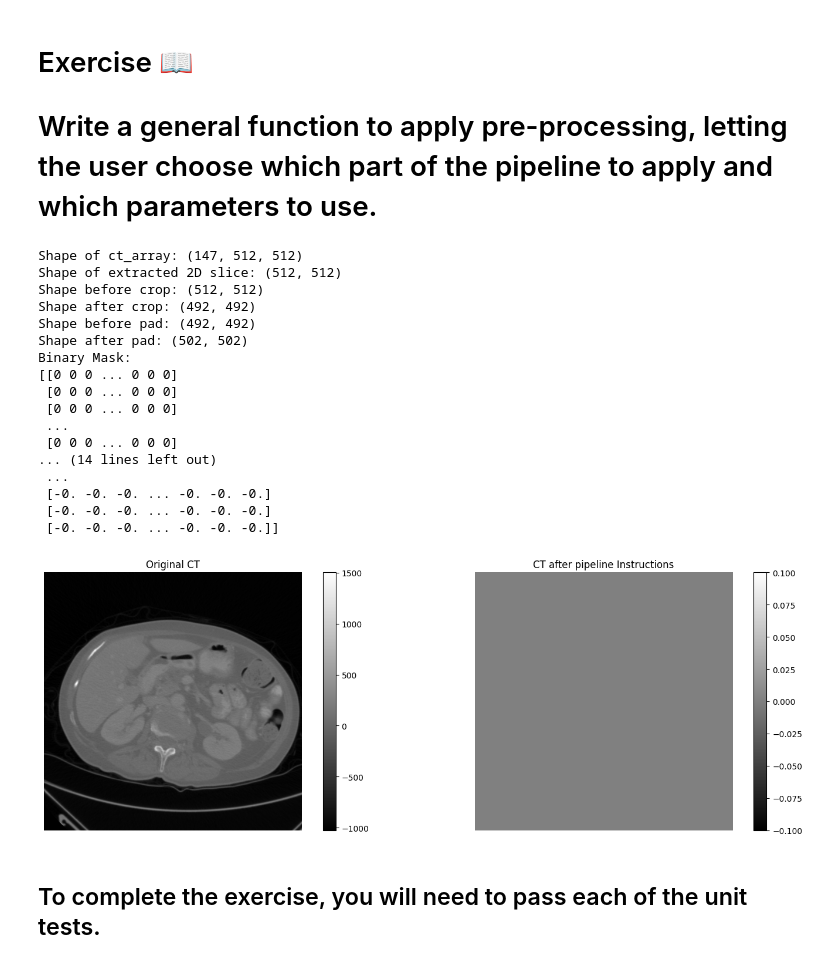
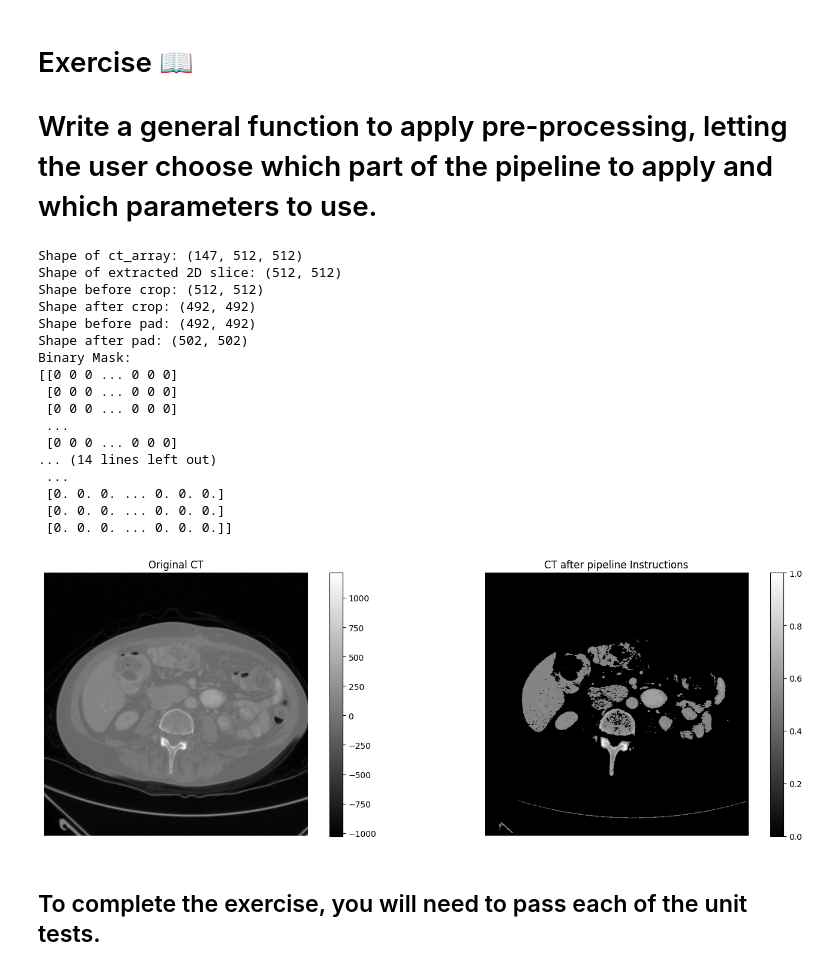
Before and after one commit to joeFPV99/MIPGN, a Jupyter notebook: PythonBasicsNotebookPt1/Processing_to_complete.ipynb, the cells around one changed output. Drawn from its saved outputs; the diff is of its cells as text; code cells hidden in the pictures.

```diff
--- a/PythonBasicsNotebookPt1/Processing_to_complete.ipynb
+++ b/PythonBasicsNotebookPt1/Processing_to_complete.ipynb
@@ -278,14 +278,15 @@ def preprocessVolume(image: sitk.Image,
    '''
    if 'maks' is not part of the dict return empty dict {} / if enable within mask is misssing then skip
 
-   If threshold is 0:
+   If threshold is -2000:
 
          [[-1000, -500, -200],
          [   -50,    0,  300],
          [  500, 1000, 1500]]
 
-         [[0, 0, 0],
-         [0, 0, 1],
+         Binary mask:
+         [[1, 1, 1],
+         [1, 1, 1],
          [1, 1, 1]]
 
 
@@ -297,27 +298,30 @@ def preprocessVolume(image: sitk.Image,
 
    '''
    if pipelineInstructions.get("mask", {}).get("enable", False):
-        threshold = pipelineInstructions["mask"].get("threshold", 0)
+      threshold = pipelineInstructions["mask"].get("threshold", 0)
 
-        # Create a binary mask where pixels greater than the threshold are True (1), others are False (0)
-        binary_mask = sitk.Greater(image, threshold)
+      # Create a binary mask where pixels greater than the threshold are True (1), others are False (0)
+      binary_mask = sitk.Greater(image, threshold)
 
-        # Convert the binary mask to a float32 image (1.0 where mask is True, 0.0 where False)
-        binary_mask_float = sitk.Cast(binary_mask, sitk.sitkFloat32)
-        binary_mask_array = sitk.GetArrayFromImage(binary_mask_float)
+      # Convert the binary mask to a float32 image (1.0 where mask is True, 0.0 where False)
+      binary_mask_float = sitk.Cast(binary_mask, sitk.sitkFloat32)
+      binary_mask_array = sitk.GetArrayFromImage(binary_mask_float)
 
-        # Get the numpy array from the image and the binary mask for easier manipulation
-        image_array = sitk.GetArrayFromImage(image)
+      # If all values in the binary mask array are 1, set the image array to all 1.0
+      if np.all(binary_mask_array == 1.0):
+         image_array = np.ones_like(binary_mask_array)
+      else:
+         image_array = sitk.GetArrayFromImage(image) * binary_mask_array
 
-        image = image_array * binary_mask_array
+      # Convert the array back to a SimpleITK image
+      image = sitk.GetImageFromArray(image_array)
 
-
-        print("Binary Mask:")
-        print(sitk.GetArrayFromImage(binary_mask))
-        print("Binary Mask (float32):")
-        print(sitk.GetArrayFromImage(binary_mask_float))
-        print("Final Image:")
-        print(sitk.GetArrayFromImage(image))
+      print("Binary Mask:")
+      print(sitk.GetArrayFromImage(binary_mask))
+      print("Binary Mask (float32):")
+      print(binary_mask_array)
+      print("Final Image:")
+      print(sitk.GetArrayFromImage(image))
 
    return image
 
@@ -329,7 +333,7 @@ def preprocessVolume(image: sitk.Image,
 print(f"Shape of ct_array: {ct_array.shape}")  # Should be (depth, height, width)
 
 # Define the slice index and ensure it's within bounds
-slice_index = 100  # Adjust according to desired depth
+slice_index = 80  # Adjust according to desired depth
 
 # Extract a 2D slice and convert it to a sitk image
 slice_2d_array = ct_array[slice_index, :, :]
@@ -351,13 +355,13 @@ pipelineInstructions = {
         "upper_bound": [5, 5, 5]   # Add 5 pixels of padding on the upper bounds
     },
     "normalize": {
-        "enable": False,
+        "enable": True,
         "lower_value": 0,
         "upper_value": 1
     },
     "mask": {
         "enable": True,
-        "threshold": -2000
+        "threshold": 0.5
     }
 }
 
@@ -367,42 +371,41 @@ preprocessed_image = preprocessVolume(image, pipelineInstructions)
 #original & preprocessed image
 original_img_np = sitk.GetArrayFromImage(image)
 preprocessed_image_np = sitk.GetArrayFromImage(preprocessed_image)
-
 
 #show the plots
 f, axarr = plt.subplots(1, 2, figsize=(15,5))
 
 img = axarr[0].imshow(original_img_np, cmap='gray',origin='lower')
 axarr[0].axis('off')
 axarr[0].set_title('Original CT')
 f.colorbar(img, ax=axarr[0])
 
 img = axarr[1].imshow(preprocessed_image_np, cmap='gray', origin='lower')
 axarr[1].axis('off')
 axarr[1].set_title('CT after pipeline Instructions')
 f.colorbar(img, ax=axarr[1])
 
 plt.tight_layout()
 plt.subplots_adjust(wspace=0, hspace=0)
 # %% [output]
 Shape of ct_array: (147, 512, 512)
 Shape of extracted 2D slice: (512, 512)
 Shape before crop: (512, 512)
 Shape after crop: (492, 492)
 Shape before pad: (492, 492)
 Shape after pad: (502, 502)
 Binary Mask:
 [[0 0 0 ... 0 0 0]
  [0 0 0 ... 0 0 0]
  [0 0 0 ... 0 0 0]
  ...
  [0 0 0 ... 0 0 0]
 ... (14 lines left out)
  ...
- [-0. -0. -0. ... -0. -0. -0.]
- [-0. -0. -0. ... -0. -0. -0.]
- [-0. -0. -0. ... -0. -0. -0.]]
+ [0. 0. 0. ... 0. 0. 0.]
+ [0. 0. 0. ... 0. 0. 0.]
+ [0. 0. 0. ... 0. 0. 0.]]
-[figure, old version]
+[figure, new version]
 # %% [markdown]
 ## To complete the exercise, you will need to pass each of the unit tests.
 # %%
```
Also changed, not shown: parts of 1 cell of this notebook, 8 other files.
